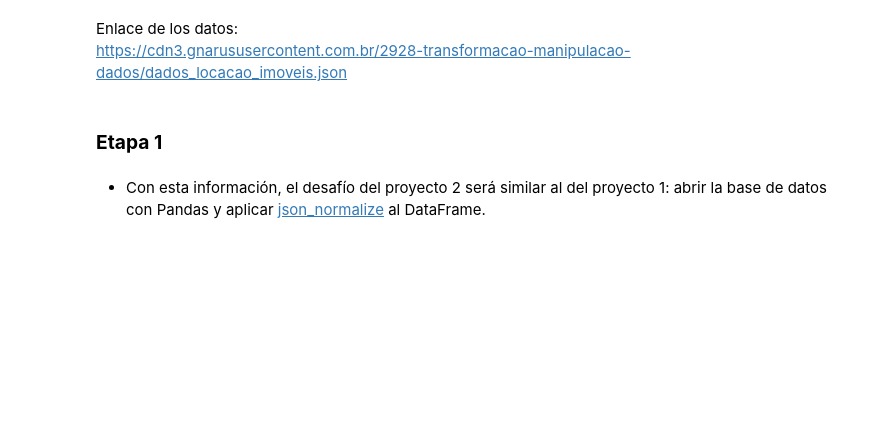
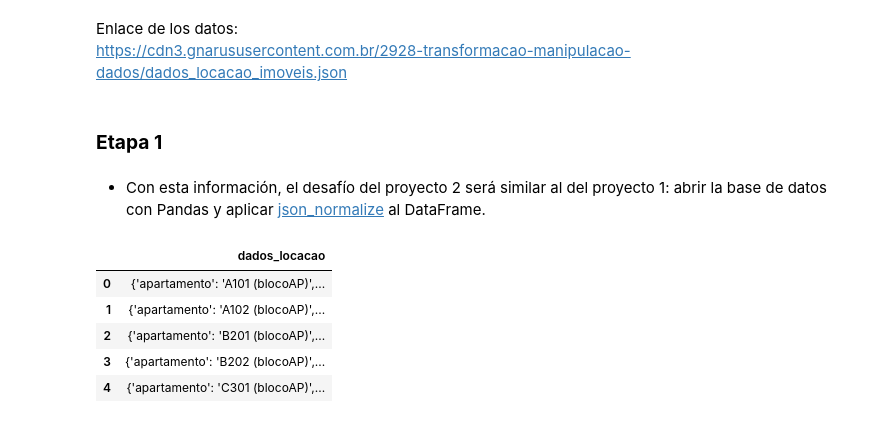
Before and after one commit to DanielRaiicHu/datos_panda_transformacion_manipulacion, a Jupyter notebook: datos_panda_transformacion_manipulacion.ipynb, the cells around one changed output. Saved outputs shown, nothing was run; the diff lists cells and outputs as text; code cells hidden in the pictures; blank space fills up the shorter version.

```diff
--- a/datos_panda_transformacion_manipulacion.ipynb
+++ b/datos_panda_transformacion_manipulacion.ipynb
@@ -105,0 +135,9 @@ https://cdn3.gnarususercontent.com.br/2928-transformacao-manipulacao-dados/dados
+# %%
+datos_desafio_2.head()
+# %% [output]
+|  | dados_locacao |
+| 0 | {'apartamento': 'A101 (blocoAP)',... |
+| 1 | {'apartamento': 'A102 (blocoAP)',... |
+| 2 | {'apartamento': 'B201 (blocoAP)',... |
+| 3 | {'apartamento': 'B202 (blocoAP)',... |
+| 4 | {'apartamento': 'C301 (blocoAP)',... |
```
Also changed, not shown: parts of 9 cells of this notebook.
